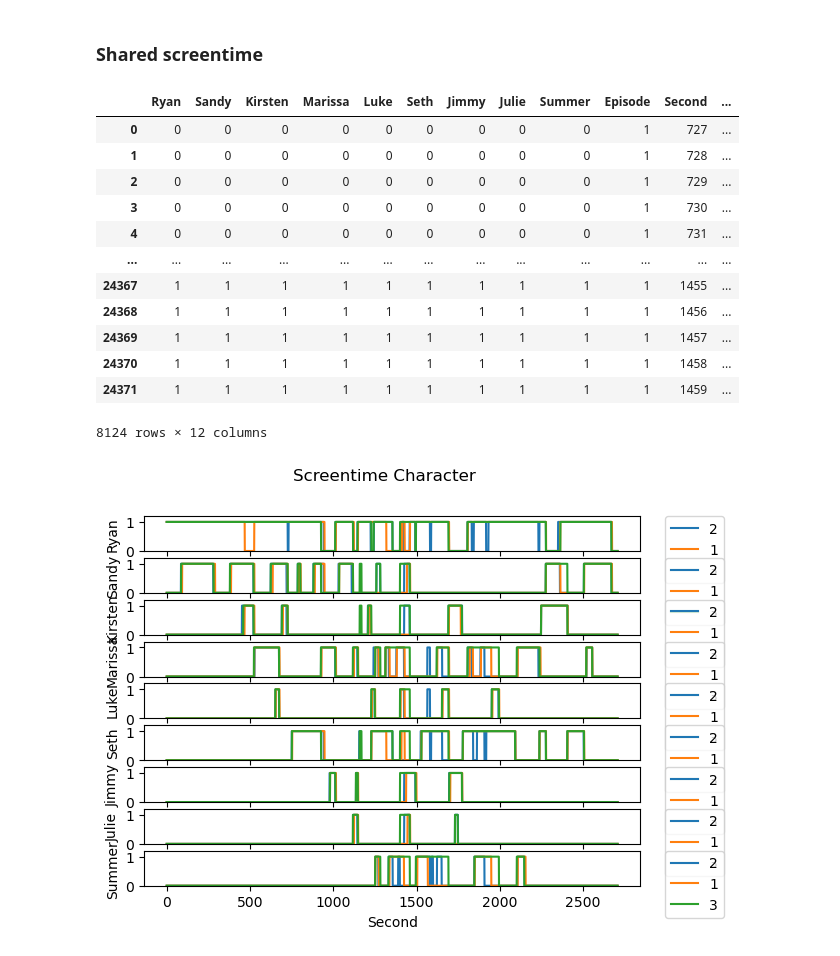
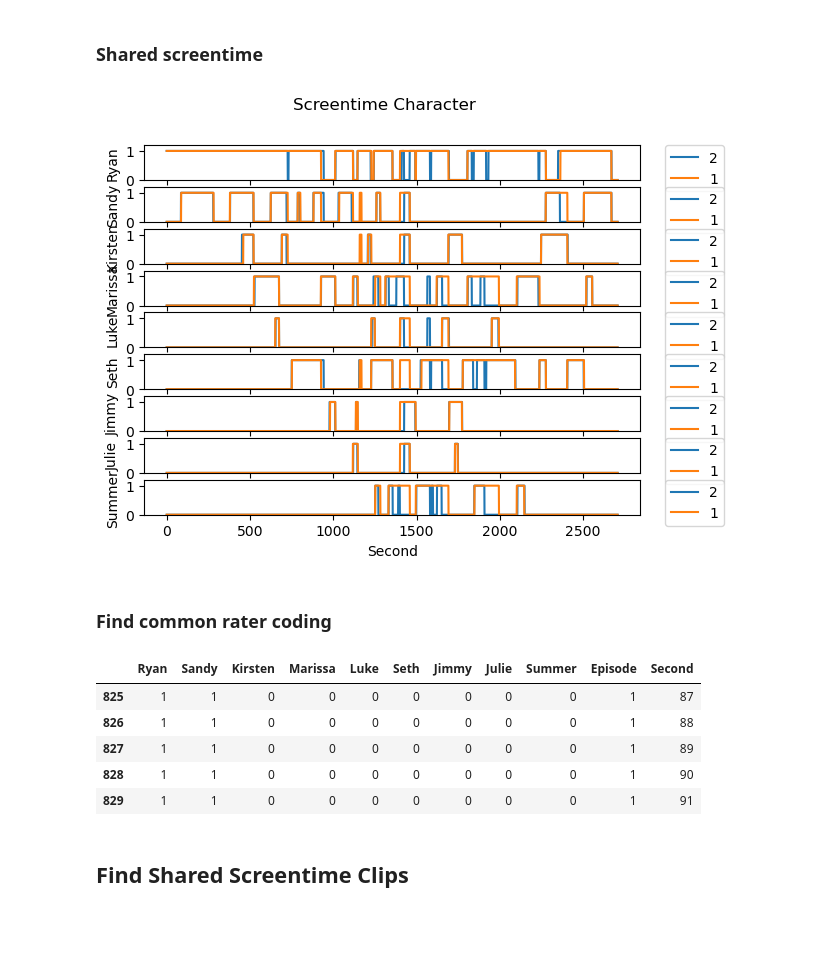
Before and after one commit to hspopal/ocean, a Jupyter notebook: code/episode_coding.ipynb, the cells around one changed output. Saved outputs shown, nothing was run; the diff lists cells and outputs as text; code cells hidden in the pictures; blank space fills up the shorter version.

```diff
--- a/code/episode_coding.ipynb
+++ b/code/episode_coding.ipynb
@@ -244,21 +259,5 @@ sns.barplot(char_sec_all_ep01, x='Character', y='Seconds', hue='rater')
 # %% [markdown]
 ### Shared screentime
-# %%
-screentime_all_ep01
-# %% [output]
-|  | Ryan | Sandy | Kirsten | Marissa | Luke | Seth | Jimmy | Julie | Summer | Episode | Second | ... |
-| 0 | 0 | 0 | 0 | 0 | 0 | 0 | 0 | 0 | 0 | 1 | 727 | ... |
-| 1 | 0 | 0 | 0 | 0 | 0 | 0 | 0 | 0 | 0 | 1 | 728 | ... |
-| 2 | 0 | 0 | 0 | 0 | 0 | 0 | 0 | 0 | 0 | 1 | 729 | ... |
-| 3 | 0 | 0 | 0 | 0 | 0 | 0 | 0 | 0 | 0 | 1 | 730 | ... |
-| 4 | 0 | 0 | 0 | 0 | 0 | 0 | 0 | 0 | 0 | 1 | 731 | ... |
-| ... | ... | ... | ... | ... | ... | ... | ... | ... | ... | ... | ... | ... |
-| 24367 | 1 | 1 | 1 | 1 | 1 | 1 | 1 | 1 | 1 | 1 | 1455 | ... |
-| 24368 | 1 | 1 | 1 | 1 | 1 | 1 | 1 | 1 | 1 | 1 | 1456 | ... |
-| 24369 | 1 | 1 | 1 | 1 | 1 | 1 | 1 | 1 | 1 | 1 | 1457 | ... |
-| 24370 | 1 | 1 | 1 | 1 | 1 | 1 | 1 | 1 | 1 | 1 | 1458 | ... |
-| 24371 | 1 | 1 | 1 | 1 | 1 | 1 | 1 | 1 | 1 | 1 | 1459 | ... |
-8124 rows × 12 columns
 # %%
 # Filter for episode 1
 screentime_all_ep01 = screentime_all[screentime_all['Episode'] == '1']
@@ -268,10 +267,52 @@ fig.suptitle('Screentime Character')
 n=0
 for char in char_list:
     sns.lineplot(data = screentime_all_ep01, x= 'Second', y=char,
-                 hue = 'rater', ax = axs[n])
+                 hue = 'Rater', ax = axs[n])
     plt.ylim(0, 1.2)
     axs[n].legend(loc='upper left', bbox_to_anchor=(1.05, 1), borderaxespad=0.)
     n=n+1
 #print(fig)
 # %% [output]
-[figure, old version]
+[figure, new version]
+# %% [markdown]
+### Find common rater coding
+# %%
+# Find common screentime for raters
+screentime_com_ep01 = pd.DataFrame(columns=np.append(char_list,['Episode', 'Second']))
+
+for t in range(screentime_all_ep01['Second'].max()+1):
+    # Filter data for a single time point
+    temp_second_data = screentime_all_ep01.loc[screentime_all_ep01['Second'] == t,char_list]
+
+    # Sum to see if the raters agree
+    temp_r_agree = temp_second_data.sum()
+
+    # Sum to see if characters shared screen time
+    temp_shared_t = np.sum(temp_r_agree)
+
+    # Check for rater agreement and shared screentime
+    if temp_shared_t == 4:  # Use 4 because two raters agree and only want two characters at a time
+        temp_agree_array = temp_r_agree / len(temp_second_data)
+        temp_agree_array['Episode'] = screentime_all_ep01.loc[0,'Episode']
+        temp_agree_array['Second'] = t
+
+        # Append to dataframe
+        screentime_com_ep01 = pd.merge(screentime_com_ep01, pd.DataFrame(temp_agree_array).T,
+                                      how='outer')
+
+# Convert everything to intergers to get rid of rater disagreement
+screentime_com_ep01 = screentime_com_ep01.astype(int)
+
+# Sort dataframe by second
+screentime_com_ep01 = screentime_com_ep01.sort_values(by=['Second'])
+
+screentime_com_ep01.head()
+# %% [output]
+|  | Ryan | Sandy | Kirsten | Marissa | Luke | Seth | Jimmy | Julie | Summer | Episode | Second |
+| 825 | 1 | 1 | 0 | 0 | 0 | 0 | 0 | 0 | 0 | 1 | 87 |
+| 826 | 1 | 1 | 0 | 0 | 0 | 0 | 0 | 0 | 0 | 1 | 88 |
+| 827 | 1 | 1 | 0 | 0 | 0 | 0 | 0 | 0 | 0 | 1 | 89 |
+| 828 | 1 | 1 | 0 | 0 | 0 | 0 | 0 | 0 | 0 | 1 | 90 |
+| 829 | 1 | 1 | 0 | 0 | 0 | 0 | 0 | 0 | 0 | 1 | 91 |
+# %% [markdown]
+## Find Shared Screentime Clips
```
Also changed, not shown: parts of 14 cells of this notebook.
